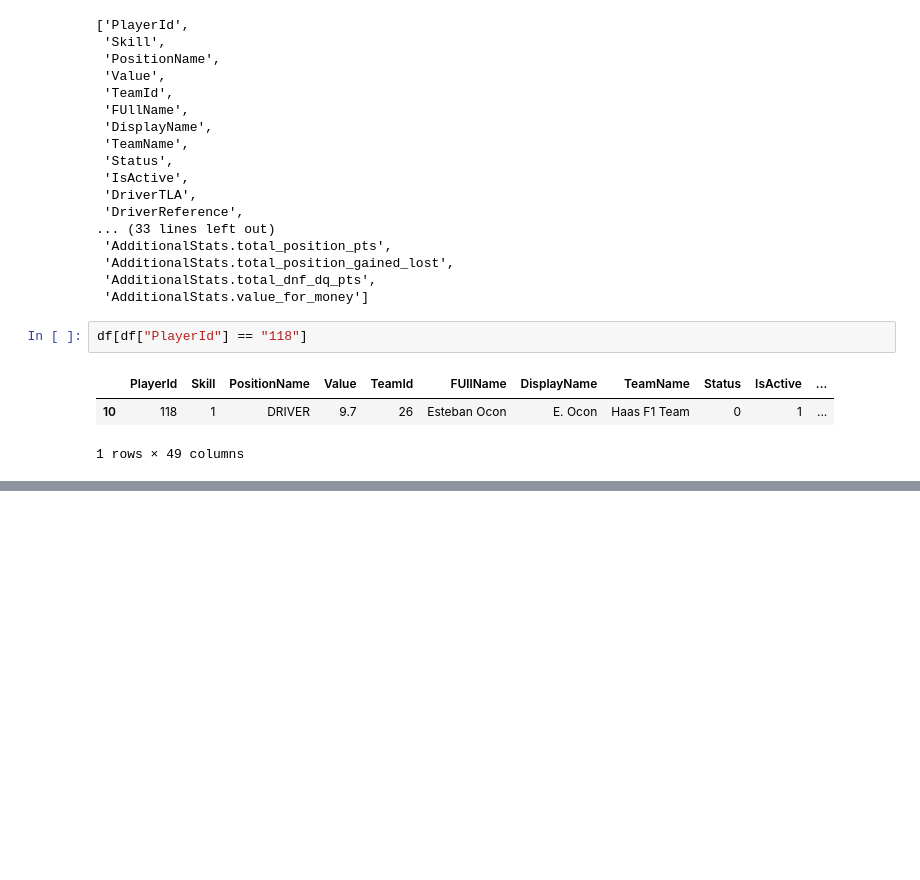
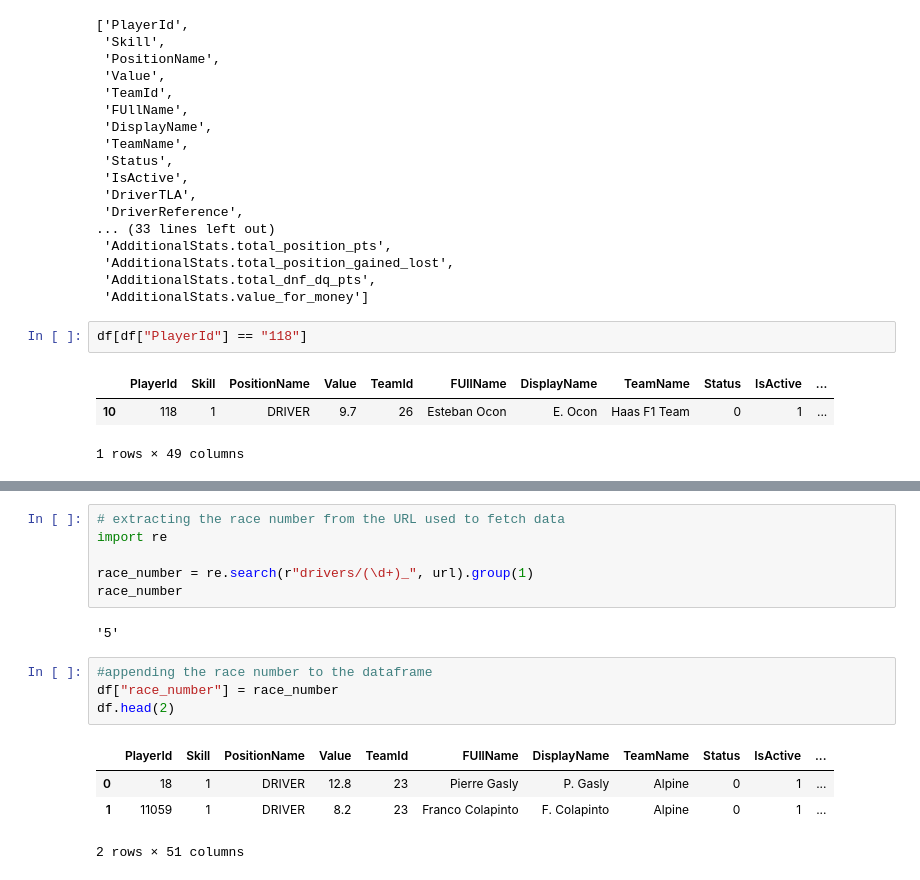
Before and after one commit to knightmm/f1-fantasy-analytics, a Jupyter notebook: notebooks/exploratory/drivers.ipynb, the cells around one changed output, grey strips where cells are left out. Saved outputs shown, nothing was run; the diff lists cells and outputs as text; blank space fills up the shorter version.

```diff
--- a/notebooks/exploratory/drivers.ipynb
+++ b/notebooks/exploratory/drivers.ipynb
@@ -83,0 +121,17 @@ df[df["PlayerId"] == "118"]
+# %%
+# extracting the race number from the URL used to fetch data
+import re
+
+race_number = re.search(r"drivers/(\d+)_", url).group(1)
+race_number
+# %% [output]
+'5'
+# %%
+#appending the race number to the dataframe
+df["race_number"] = race_number
+df.head(2)
+# %% [output]
+|  | PlayerId | Skill | PositionName | Value | TeamId | FUllName | DisplayName | TeamName | Status | IsActive | ... |
+| 0 | 18 | 1 | DRIVER | 12.8 | 23 | Pierre Gasly | P. Gasly | Alpine | 0 | 1 | ... |
+| 1 | 11059 | 1 | DRIVER | 8.2 | 23 | Franco Colapinto | F. Colapinto | Alpine | 0 | 1 | ... |
+2 rows × 51 columns
```
Also changed, not shown: parts of 28 cells of this notebook, 1 other file.
